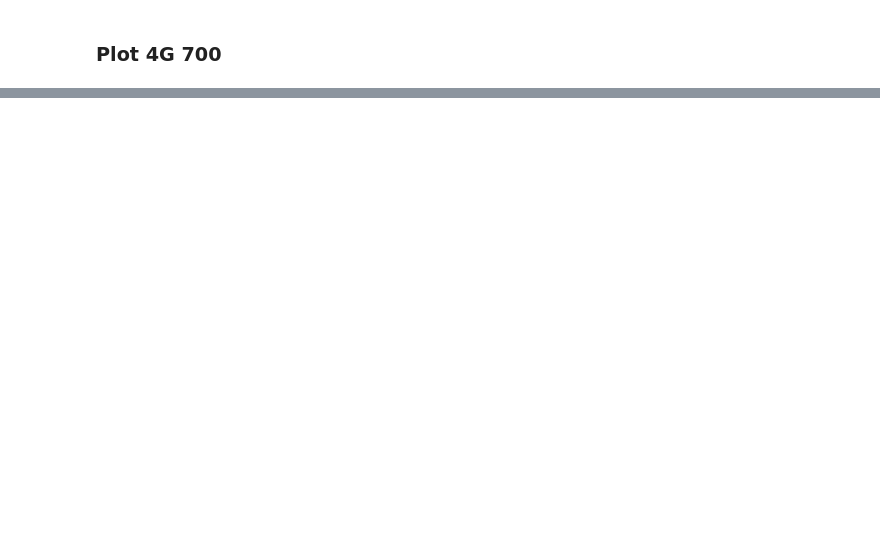
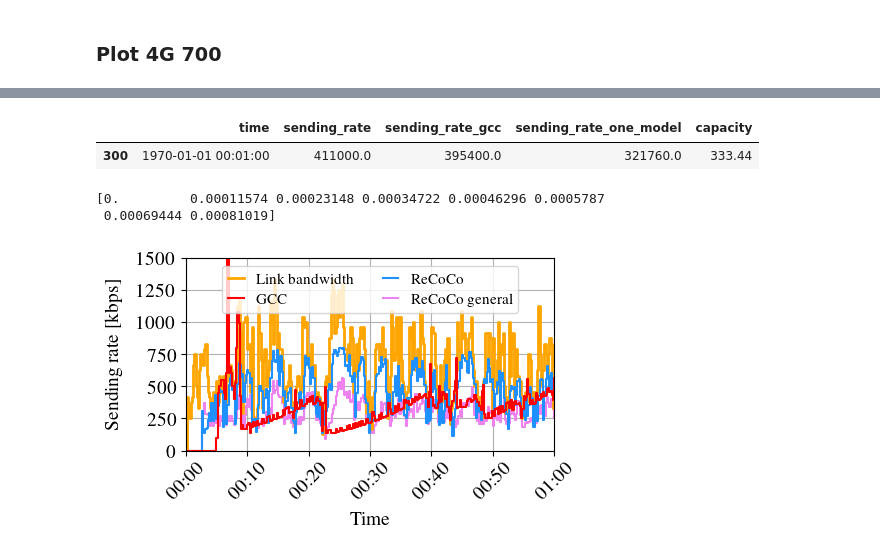
Before and after one commit to denama/ReCoCo, a Jupyter notebook: simulation_analysis/plot_sending_rate_paper.ipynb, the cells around one changed output, grey strips where cells are left out. Cells and saved outputs as stored; diff of their text form; code cells hidden in the pictures; blank space fills up the shorter version.

```diff
--- a/simulation_analysis/plot_sending_rate_paper.ipynb
+++ b/simulation_analysis/plot_sending_rate_paper.ipynb
@@ -373,0 +389,54 @@ plt.savefig("plots/4G_700_sending_rate.pdf")
+# %%
+df_4G_700.reset_index()[df_4G_700.reset_index()["time"] == "1970-01-01 00:01:00.000"]
+#loc["1970-01-01 00:00:45.000"]
+# %% [output]
+|  | time | sending_rate | sending_rate_gcc | sending_rate_one_model | capacity |
+| 300 | 1970-01-01 00:01:00 | 411000.0 | 395400.0 | 321760.0 | 333.44 |
+# %%
+plot_gap = True
+import matplotlib.dates as mdates
+
+xfmt = mdates.DateFormatter('%M:%S')
+
+df = df_4G_700[:351].copy()
+
+
+fontsize=14
+figsize=(5,3)
+fig, ax = plt.subplots(figsize=figsize)
+
+
+if plot_gap and (metric != "reward"):
+    plt.step(df.index, df[f"{metric}_one_model"]/1000, label=f"ReCoCo general", color="violet")
+
+plt.step(df.index, df["capacity"], lw=2, label="Link bandwidth", color="orange")
+plt.step(df.index, df[metric]/1000, label=f"ReCoCo", color="dodgerblue")
+if plot_gcc and (metric != "reward"):
+    plt.step(df.index, df[f"{metric}_gcc"]/1000, label=f"GCC", color="red")
+if plot_hrcc and (metric != "reward"):
+    plt.step(df.index, df[f"{metric}_hrcc"]/1000, label=f"HRCC", color="green")
+
+plt.ylabel("Sending rate [kbps]", fontsize=fontsize, labelpad=10)
+plt.xlabel("Time", fontsize=fontsize, labelpad=5)
+plt.xticks(fontsize=fontsize, rotation=45)
+ax.xaxis.set_major_formatter(xfmt)
+plt.yticks(fontsize=fontsize)
+plt.grid()
+handles, labels = ax.get_legend_handles_labels()
+order = [1,3,2,0]
+plt.legend([handles[idx] for idx in order],[labels[idx] for idx in order], fontsize=fontsize-3, loc="upper center",
+          handlelength=1, labelspacing = 0.3, ncol=2)
+# plt.legend(loc="lower right", fontsize=fontsize-2, title="Random seed",
+#            handlelength=1, title_fontsize=12, labelspacing = 0.3, ncol=2)
+
+plt.ylim(0, 1500)
+print(ax.get_xticks())
+plt.xlim(0,0.00069445)
+
+plt.tight_layout()
+
+plt.savefig("plots/4G_700_sending_rate3.pdf")
+# %% [output]
+[0.         0.00011574 0.00023148 0.00034722 0.00046296 0.0005787
+ 0.00069444 0.00081019]
+[figure, added]
```
Also changed, not shown: parts of 17 cells of this notebook, 42 other files.
